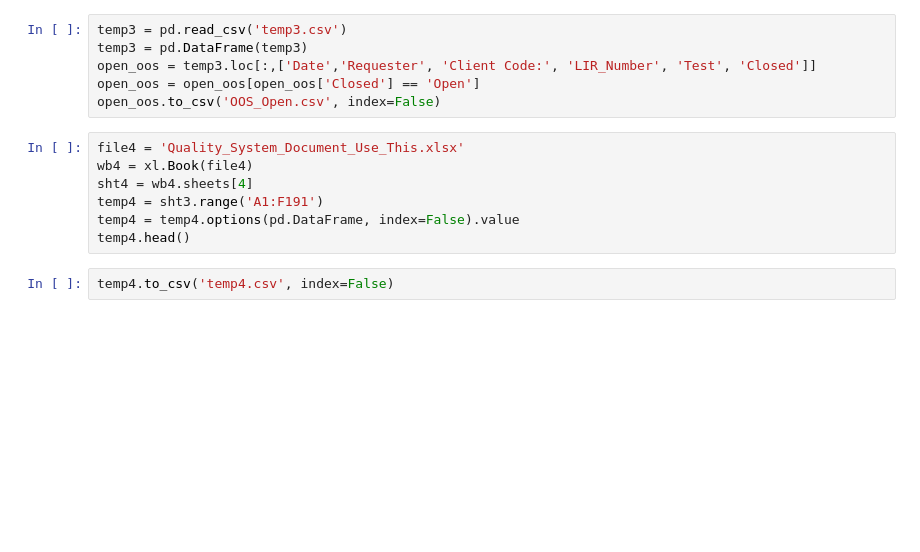
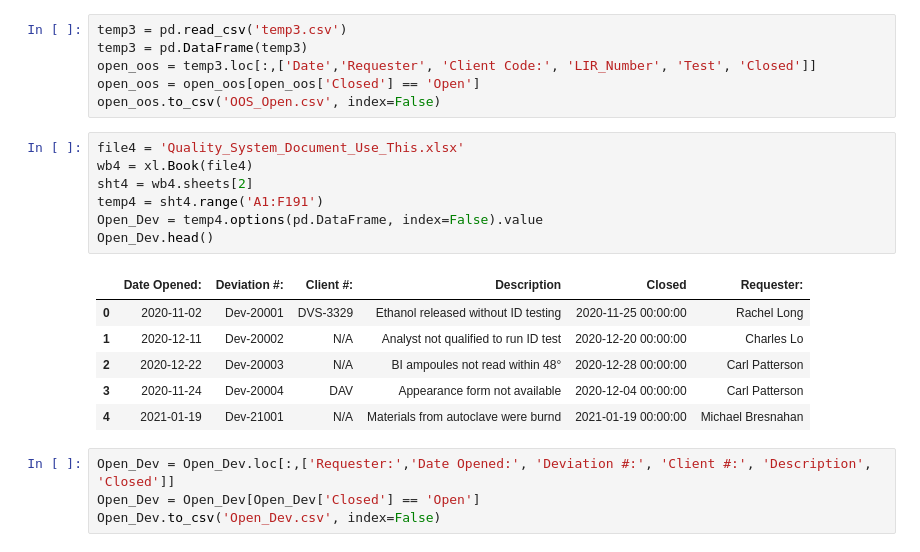
Before and after one commit to cpatterson71/Quality_Dashboard, a Jupyter notebook: Quality_Data_Clean_Up.ipynb, the cells around one changed output. Cells and saved outputs as stored; diff of their text form; blank space fills up the shorter version.

```diff
--- a/Quality_Data_Clean_Up.ipynb
+++ b/Quality_Data_Clean_Up.ipynb
@@ -174,9 +174,18 @@ open_oos.to_csv('OOS_Open.csv', index=False)
 # %%
 file4 = 'Quality_System_Document_Use_This.xlsx'
 wb4 = xl.Book(file4)
-sht4 = wb4.sheets[4]
-temp4 = sht3.range('A1:F191')
-temp4 = temp4.options(pd.DataFrame, index=False).value
-temp4.head()
+sht4 = wb4.sheets[2]
+temp4 = sht4.range('A1:F191')
+Open_Dev = temp4.options(pd.DataFrame, index=False).value
+Open_Dev.head()
+# %% [output]
+|  | Date Opened: | Deviation #: | Client #: | Description | Closed | Requester: |
+| 0 | 2020-11-02 | Dev-20001 | DVS-3329 | Ethanol released without ID testing | 2020-11-25 00:00:00 | Rachel Long |
+| 1 | 2020-12-11 | Dev-20002 | N/A | Analyst not qualified to run ID test | 2020-12-20 00:00:00 | Charles Lo |
+| 2 | 2020-12-22 | Dev-20003 | N/A | BI ampoules not read within 48° | 2020-12-28 00:00:00 | Carl Patterson |
+| 3 | 2020-11-24 | Dev-20004 | DAV | Appearance form not available | 2020-12-04 00:00:00 | Carl Patterson |
+| 4 | 2021-01-19 | Dev-21001 | N/A | Materials from autoclave were burnd | 2021-01-19 00:00:00 | Michael Bresnahan |
-# %%
-temp4.to_csv('temp4.csv', index=False)
+# %%
+Open_Dev = Open_Dev.loc[:,['Requester:','Date Opened:', 'Deviation #:', 'Client #:', 'Description', 'Closed']]
+Open_Dev = Open_Dev[Open_Dev['Closed'] == 'Open']
+Open_Dev.to_csv('Open_Dev.csv', index=False)
```
Also changed, not shown: parts of 4 cells of this notebook, 5 other files.
